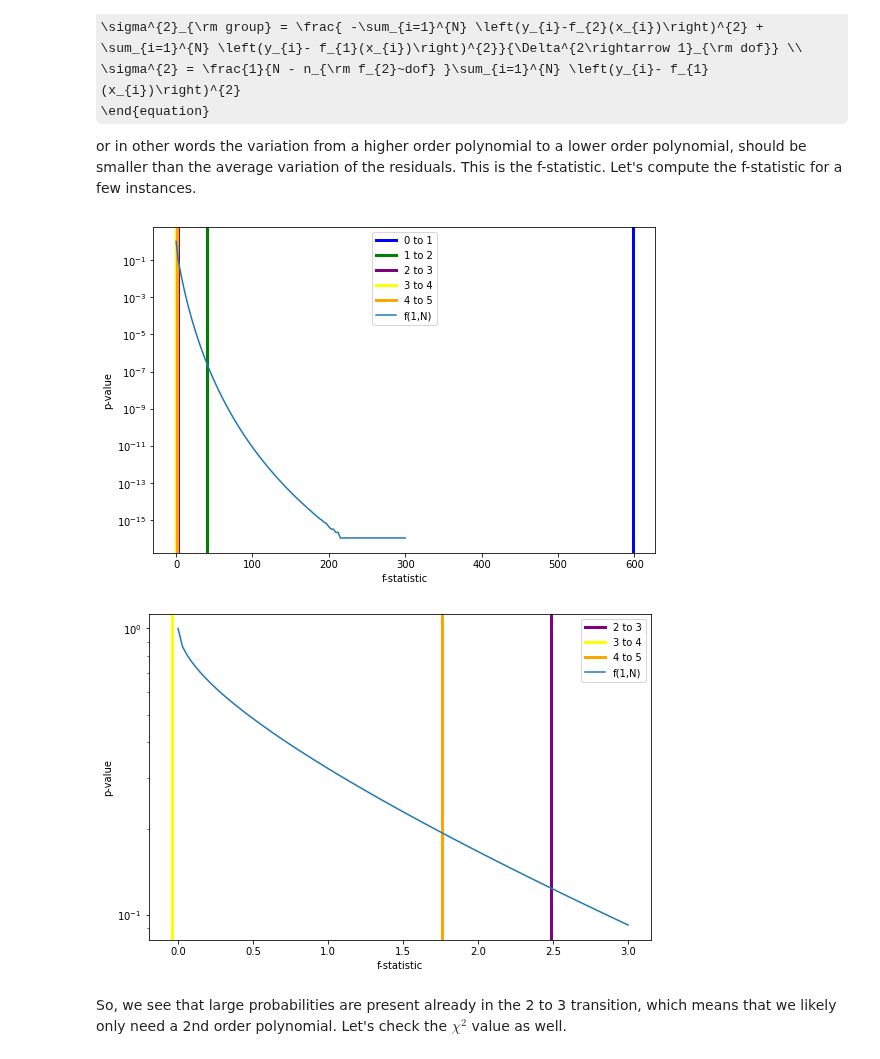
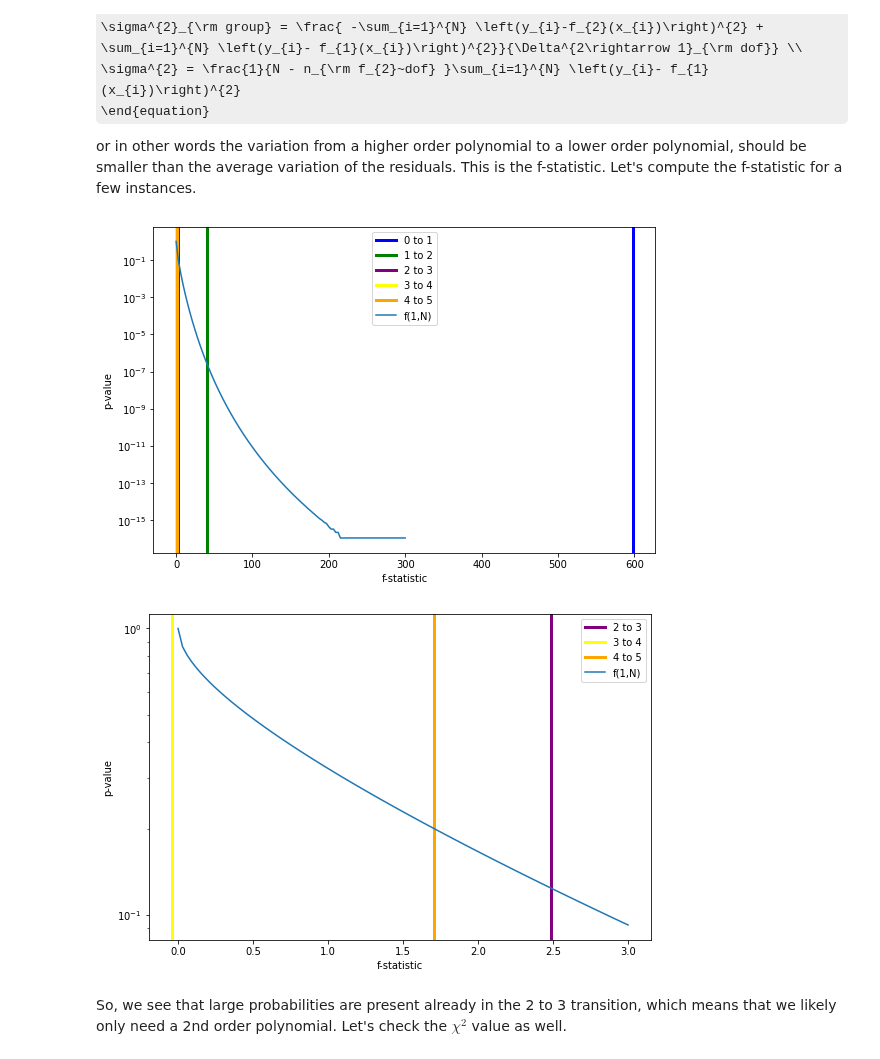
Before and after one commit to MIT-8s50/course, a Jupyter notebook: Lecture9/Lecture09_v1.ipynb, the cells around one changed output. Cells and saved outputs as stored; diff of their text form; code cells hidden in the pictures; some formulas as TeX source.

```diff
--- a/Lecture9/Lecture09_v1.ipynb
+++ b/Lecture9/Lecture09_v1.ipynb
@@ -330,38 +330,40 @@ f10=ftest(y,y_err,result0,result1,1,2)
 f21=ftest(y,y_err,result1,result2,2,3)
 f32=ftest(y,y_err,result2,result3,3,4)
 f43=ftest(y,y_err,result3,result4,4,5)
-f54=ftest(y,y_err,result4,result5,4,5)
+f54=ftest(y,y_err,result4,result5,5,6)
 
 xrange=np.linspace(0,300,100)
 farr=1-stats.f.cdf(xrange,1,len(y)-5)
 fig, ax = plt.subplots(figsize=(9,6))
+
 ax.axvline(x=f10,linewidth=3,c='b',label='0 to 1')
 ax.axvline(x=f21,linewidth=3,c='g',label='1 to 2')
 ax.axvline(x=f32,linewidth=3,c='purple',label='2 to 3')
 ax.axvline(x=f43,linewidth=3,c='yellow',label='3 to 4')
 ax.axvline(x=f54,linewidth=3,c='orange',label='4 to 5')
+
 ax.set_yscale('log')
 plt.plot(xrange,farr,label='f(1,N)')
 plt.legend()
 plt.xlabel('f-statistic')
 plt.ylabel('p-value')
 plt.show()
 
 xrange=np.linspace(0,3,100)
 farr=1-stats.f.cdf(xrange,1,len(y)-5)
 fig, ax = plt.subplots(figsize=(9,6))
 ax.axvline(x=f32,linewidth=3,c='purple',label='2 to 3')
 ax.axvline(x=f43,linewidth=3,c='yellow',label='3 to 4')
 ax.axvline(x=f54,linewidth=3,c='orange',label='4 to 5')
 ax.set_yscale('log')
 plt.xlabel('f-statistic')
 plt.plot(xrange,farr,label='f(1,N)')
 plt.ylabel('p-value')
 plt.legend()
 plt.show()
 # %% [output]
 [figure]
-[figure, old version]
+[figure, new version]
 # %% [markdown]
 So, we see that large probabilities are present already in the 2 to 3 transition, which means that we likely only need a 2nd order polynomial. Let's check the $\chi^{2}$ value as well.
 # %%
```
Also changed, not shown: parts of 4 cells of this notebook, 1 other file.
